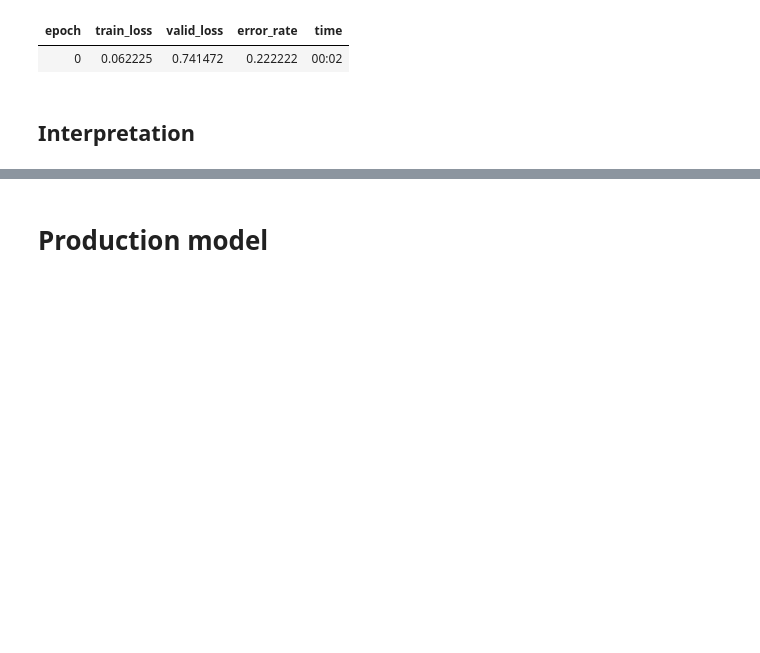
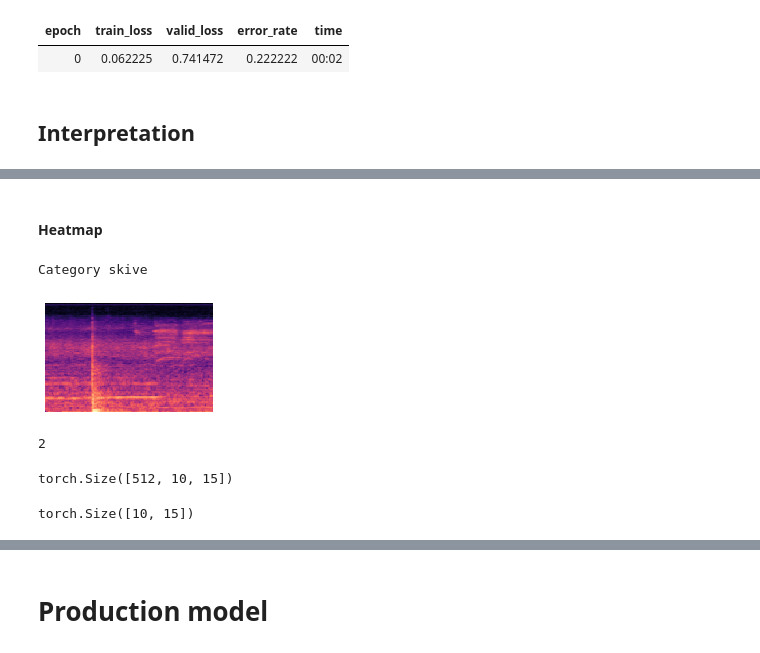
Before and after one commit to skaliy/audio_classification, a Jupyter notebook: nbs/spectogram_classification.ipynb, the cells around one changed output, grey strips where cells are left out. Cells and saved outputs as stored; diff of their text form; code cells hidden in the pictures; blank space fills up the shorter version.

```diff
--- a/nbs/spectogram_classification.ipynb
+++ b/nbs/spectogram_classification.ipynb
@@ -167,0 +258,10 @@ tensor([0, 0, 0, 0, 0, 0, 0, 2, 2, 2, 2, 2, 2, 2, 1, 1, 1, 1, 1, 1, 1])
+# %% [markdown]
+#### Heatmap
+# %%
+idx=10
+x,y = data.valid_ds[idx]
+x.show()
+data.valid_ds.y[idx]
+# %% [output]
+Category skive
+[figure, added]
@@ -167,0 +283,14 @@ tensor([0, 0, 0, 0, 0, 0, 0, 2, 2, 2, 2, 2, 2, 2, 1, 1, 1, 1, 1, 1, 1])
+# %%
+hook_a,hook_g = hooked_backward()
+# %% [output]
+2
+# %%
+acts  = hook_a.stored[0].cpu()
+acts.shape
+# %% [output]
+torch.Size([512, 10, 15])
+# %%
+avg_acts = acts.mean(0)
+avg_acts.shape
+# %% [output]
+torch.Size([10, 15])
```
Also changed, not shown: parts of 26 cells of this notebook, 3 other files.
